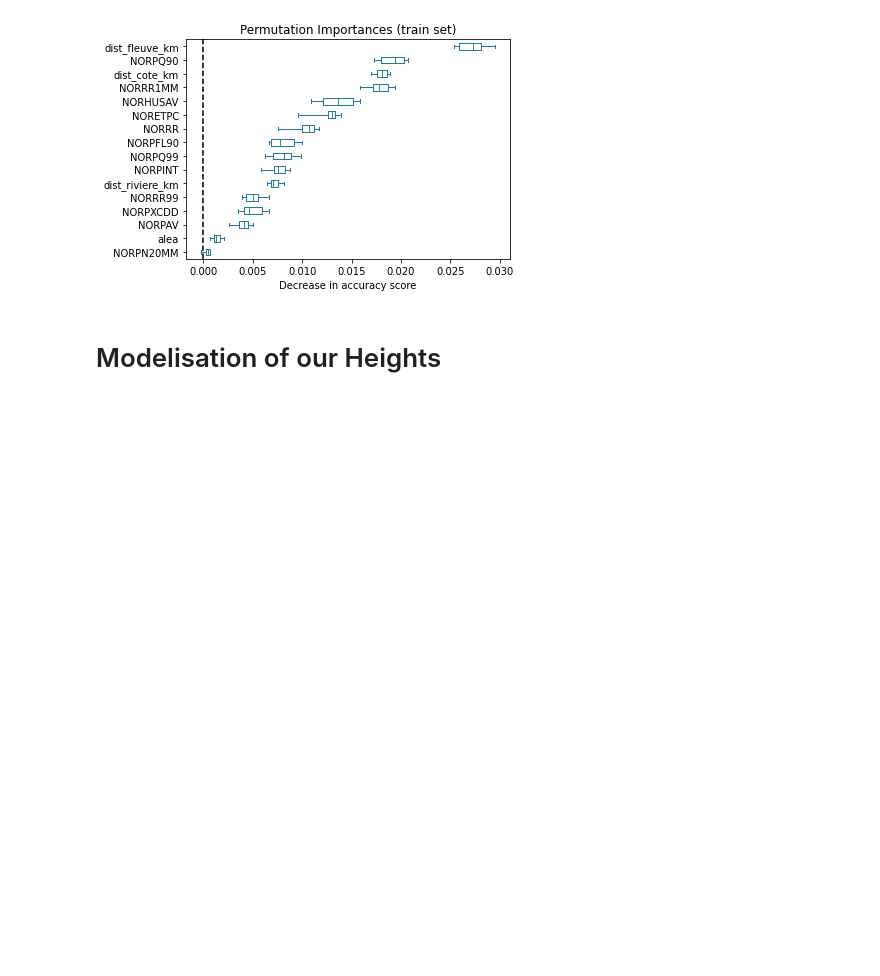
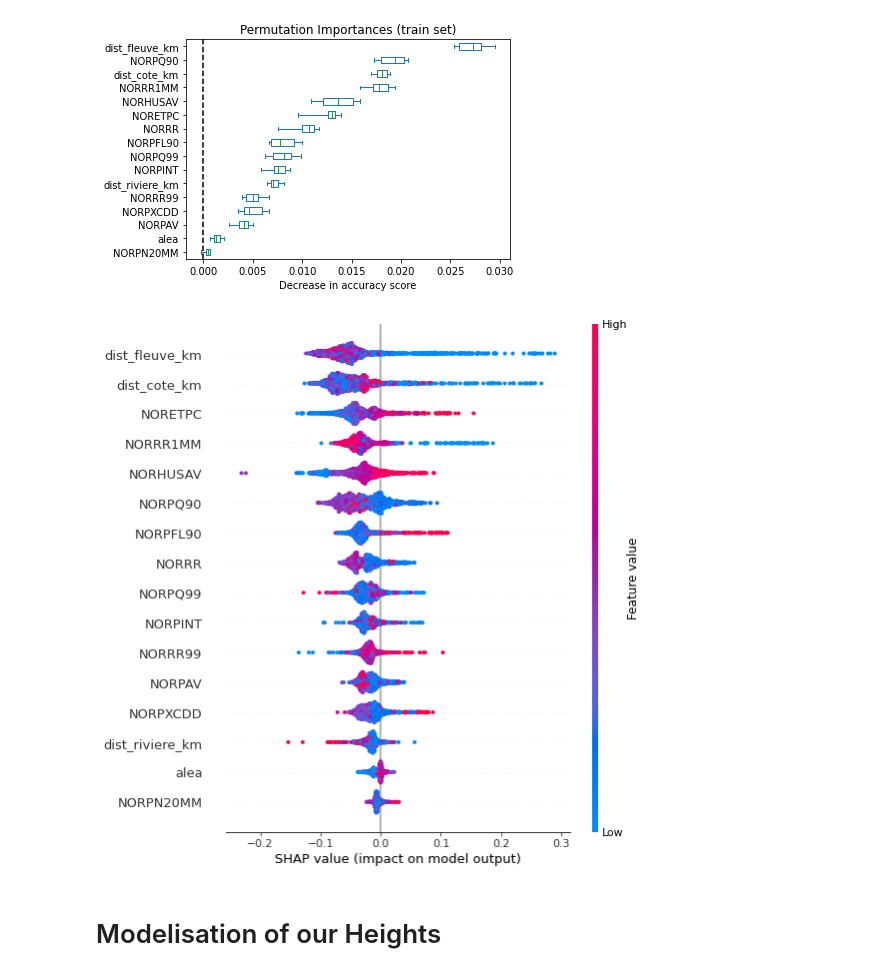
Before and after one commit to Lucas-Coussy/Data-Challenge_Climate_Risks, a Jupyter notebook: Modelisation.ipynb, the cells around one changed output. Cells and saved outputs as stored; diff of their text form; code cells hidden in the pictures; blank space fills up the shorter version.

```diff
--- a/Modelisation.ipynb
+++ b/Modelisation.ipynb
@@ -291,6 +340,15 @@ ax.set_xlabel("Decrease in accuracy score")
 ax.figure.tight_layout()
 # %% [output]
 [figure]
+# %%
+explainer_low  = shap.TreeExplainer(models['low'])
+
+shap_values_low  = explainer_low.shap_values(shap_data)
+shap_values_low  = shap_values_low[:, :, 1]
+
+shap.summary_plot(shap_values_low, shap_data, plot_type="dot", show=True)
+# %% [output]
+[figure, added]
 # %% [markdown]
 # Modelisation of our Heights
 # %% [markdown]
```
Also changed, not shown: parts of 6 cells of this notebook, 9 other files.
